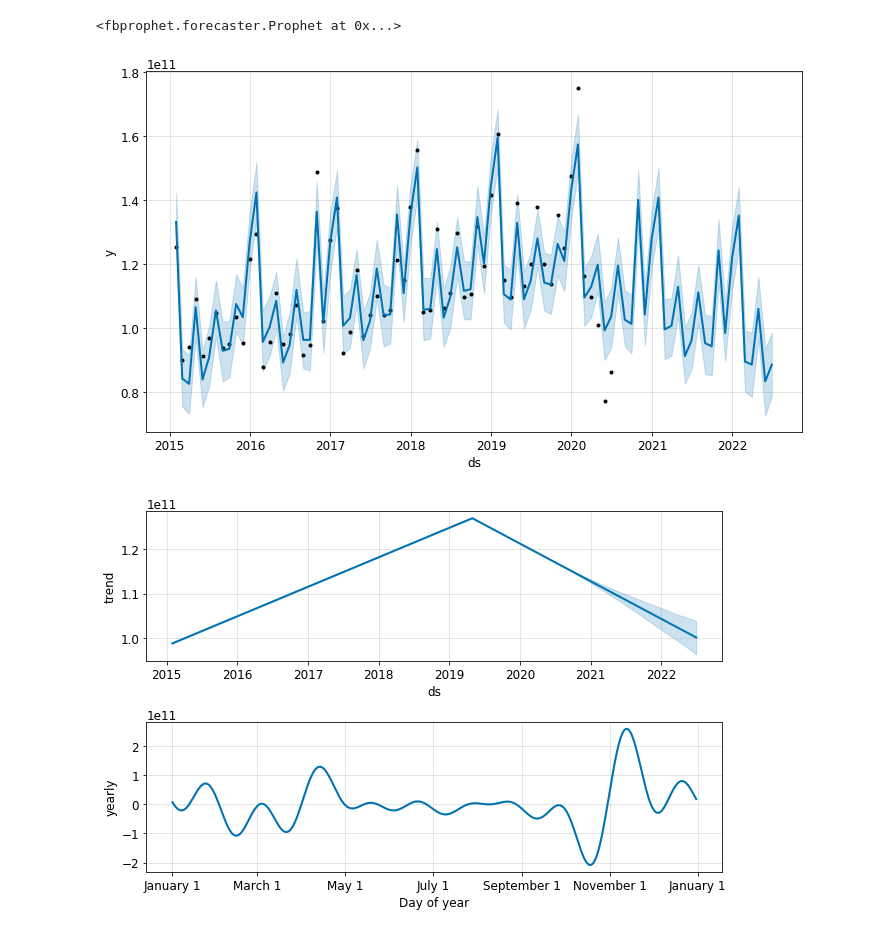
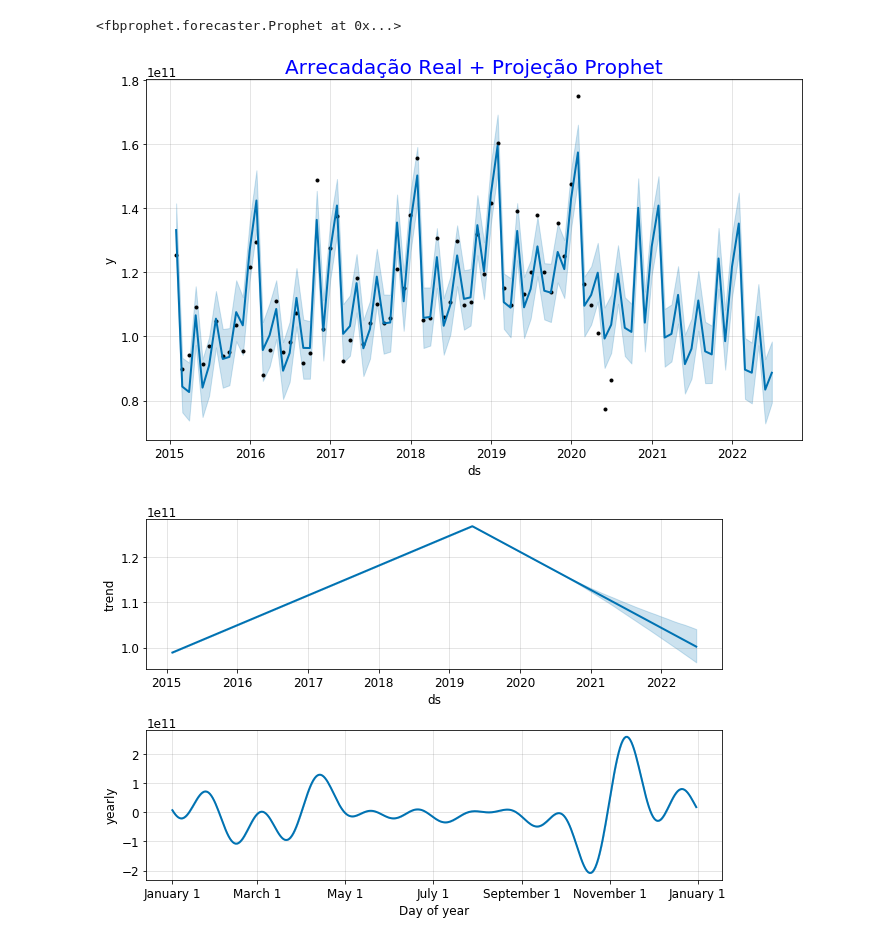
Before and after one commit to grmarcolini/TCC-Bigdata, a Jupyter notebook: 05.4-Machine_Learning-PROPHET.ipynb, the cells around one changed output. Cells and saved outputs as stored; diff of their text form; code cells hidden in the pictures.

```diff
--- a/05.4-Machine_Learning-PROPHET.ipynb
+++ b/05.4-Machine_Learning-PROPHET.ipynb
@@ -172,9 +174,11 @@ m_real.fit(df)
 # %% [output]
 <fbprophet.forecaster.Prophet at 0x...>
 # %%
-future = m_real.make_future_dataframe(periods=24,freq='M')
-fcst = m_real.predict(future)
-fig = m_real.plot(fcst)
+future_r = m_real.make_future_dataframe(periods=24,freq='M')
+fcst_r = m_real.predict(future_r)
+fig_r = m_real.plot(fcst_r)
+plt.title('Arrecadação Real + Projeção Prophet')
+plt.show()
 # %% [output]
-[figure, old version]
+[figure, new version]
 # %%
```
Also changed, not shown: parts of 5 cells of this notebook.
